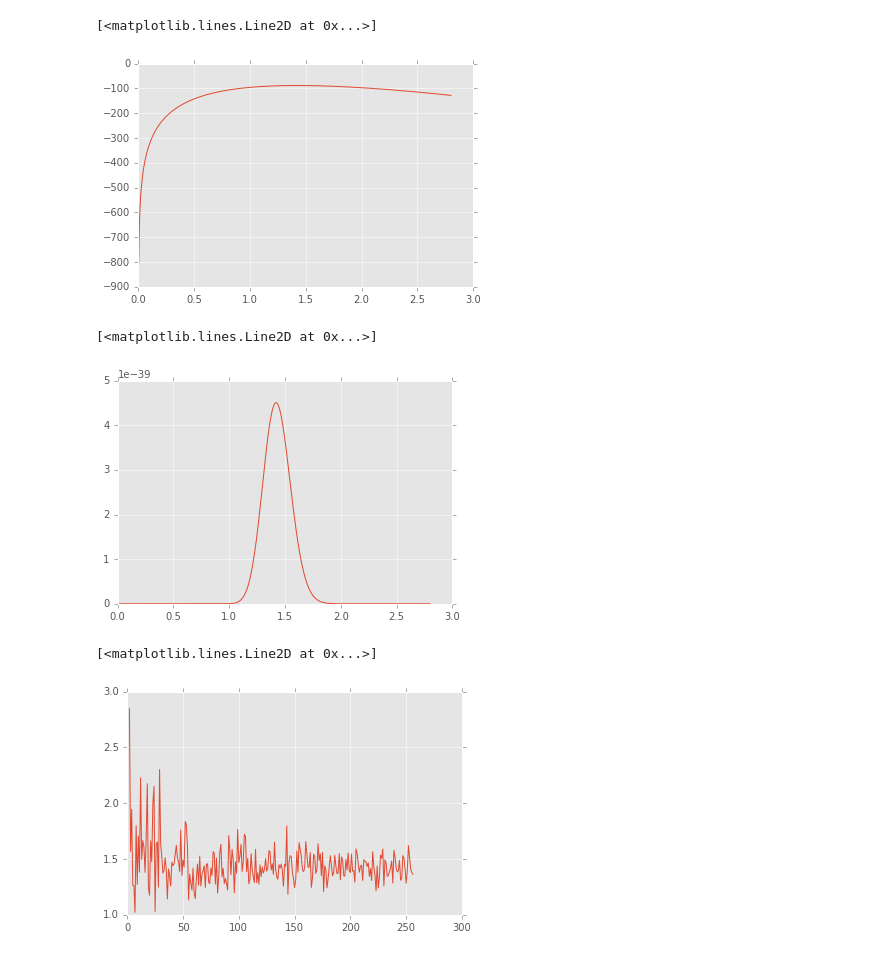
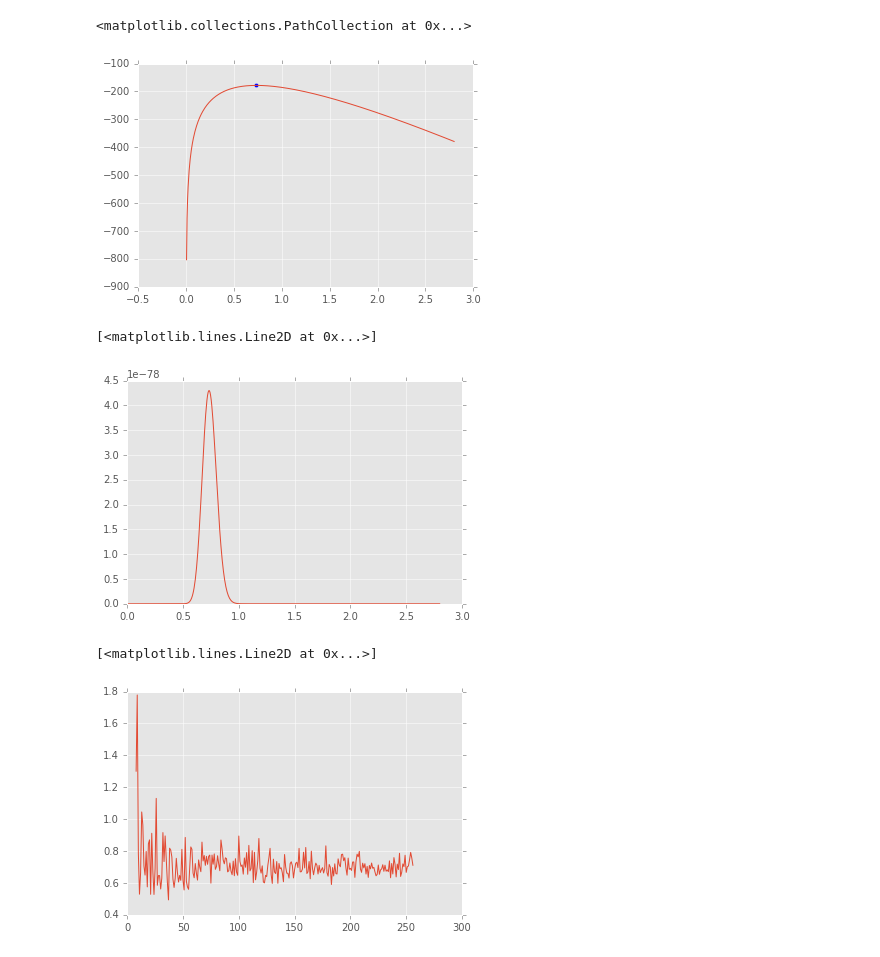
Before and after one commit to RerumNovarum/vsu.stats, a Jupyter notebook: lab_6.ipynb, the cells around one changed output. Cells and saved outputs as stored; diff of their text form; code cells hidden in the pictures.

```diff
--- a/lab_6.ipynb
+++ b/lab_6.ipynb
@@ -13,9 +13,10 @@ matplotlib.style.use('ggplot')
 %matplotlib inline
 # %%
 l = .7
+beta = 1/.7
 # %%
 def sample(n):
-  return scipy.random.exponential(l, n)
+  return scipy.random.exponential(beta, n)
 # %%
 def gen_lln(sample):
     n = len(sample)
@@ -42,16 +42,19 @@ def estimate(sample, bounds=(0, 10**5)):
 s = pd.Series(sample(136))
 lln = gen_lln(s)
 likelihood = gen_likelihood(s)
+l_0 = estimate(s)
+lln_l_0 = lln(l_0)
 ab = np.linspace(-4*l, 4*l, 1024)
 plt.plot(ab, [lln(t) for t in ab])
+plt.scatter(l_0, lln_l_0)
 # %% [output]
-[<matplotlib.lines.Line2D at 0x...>]
+<matplotlib.collections.PathCollection at 0x...>
-[figure, old version]
+[figure, new version]
 # %%
 plt.plot(ab, [likelihood(t) for t in ab])
 # %% [output]
 [<matplotlib.lines.Line2D at 0x...>]
-[figure, old version]
+[figure, new version]
 # %%
 def estimate_simple(sample):
        n = len(sample)
@@ -59,11 +62,11 @@ def estimate_simple(sample):
 def n_to_l(n):
     return estimate_simple(sample(n))
 # %%
-nn = [k for k in range(2, 256+1)]
+nn = [k for k in range(8, 256+1)]
 plt.plot(nn, [n_to_l(n) for n in nn])
 # %% [output]
 [<matplotlib.lines.Line2D at 0x...>]
-[figure, old version]
+[figure, new version]
 # %%
 plt.plot(nn, [estimate(sample(n)) for n in nn])
 # %% [output]
```
Also changed, not shown: parts of 4 cells of this notebook, 3 other files.
